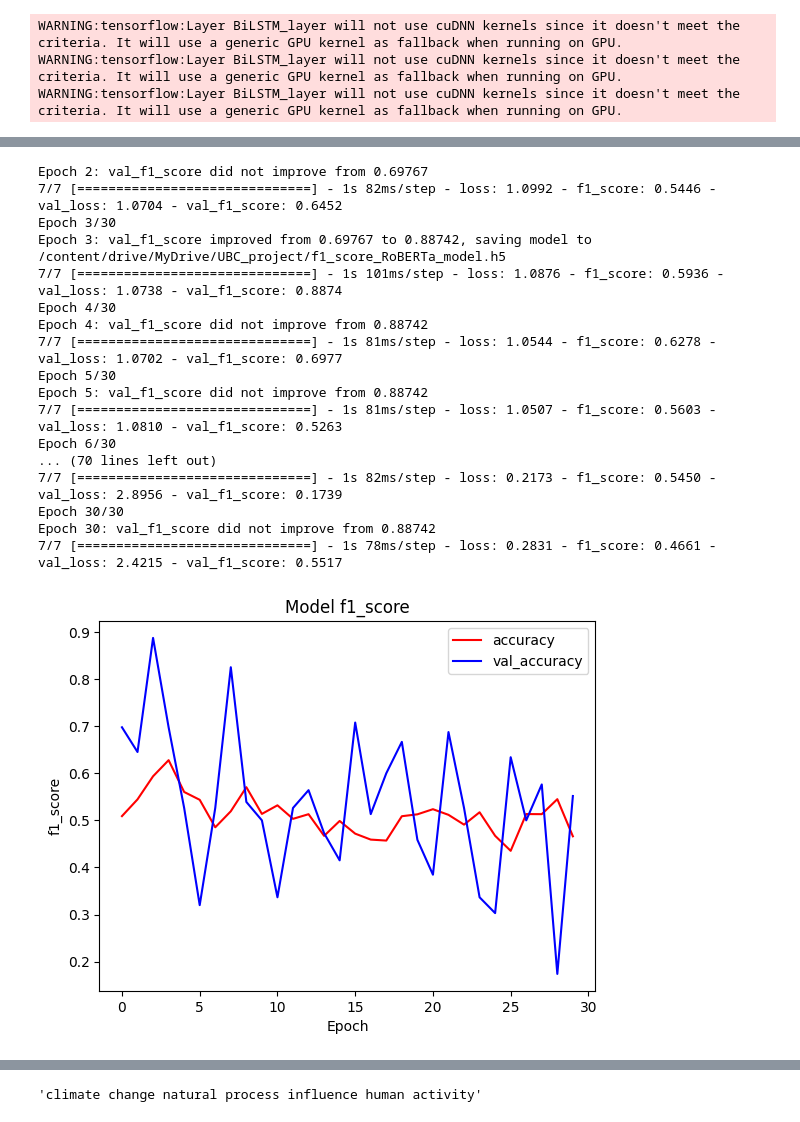
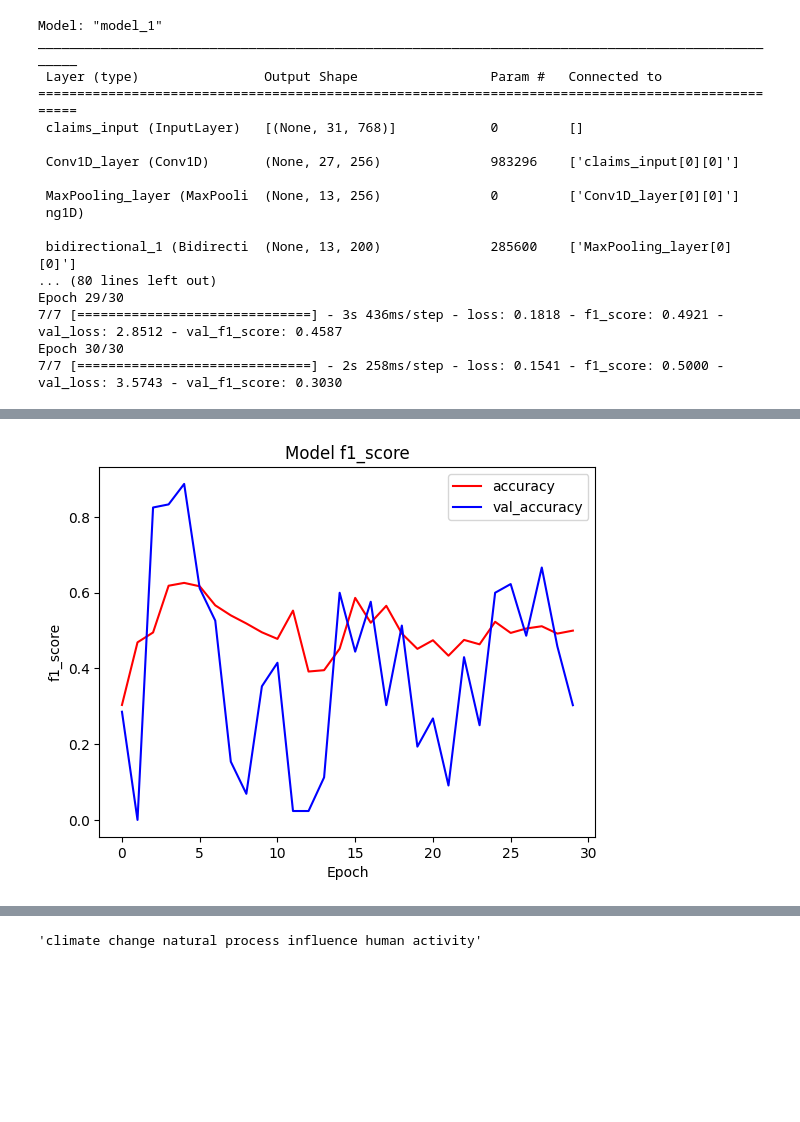
Before and after one commit to nilesh2gupta/UBC_project, a Jupyter notebook: Bert_testing.ipynb, the cells around one changed output, grey strips where cells are left out. Drawn from its saved outputs; the diff is of its cells as text; code cells hidden in the pictures; blank space fills up the shorter version.

```diff
--- a/Bert_testing.ipynb
+++ b/Bert_testing.ipynb
@@ -60,4 +47,4 @@ def model_prediction_input(text,max_squence_length,bert_model):
 # %%
 import pandas as pd
 import numpy as np
-df_new=pd.read_csv('/content/drive/MyDrive/UBC_project/cleaned_data.csv',encoding='UTF-8')
+df_new=pd.read_csv('/content/drive/MyDrive/UBC_project/cleaned_data_no_special_characters.csv',encoding='UTF-8')
@@ -75,3 +50,0 @@ def remove_special_symbol(text):
-# %%
-df_new['claims']=df_new['claims'].apply(lambda x:remove_special_symbol(x))
-df_new
@@ -148,6 +107,6 @@ def ohe(text):
 
 df_new['claims_labels']=df_new['claims_labels'].apply(lambda x:ohe(x))
 
-df_new=df_new.sample(n=700,random_state=22)
+df_new=df_new.sample(n=800,random_state=22)
 df_new.shape
 # %% [output]
@@ -362,7 +293,7 @@ model.compile(optimizer=Nadam(learning_rate=0.001), loss=loss, metrics=[f1_score
 #model summary
 model.summary()
 
-checkpoint_callback = ModelCheckpoint('/content/drive/MyDrive/UBC_project/f1_score_RoBERTa_model.h5', monitor='val_f1_score', save_best_only=True, mode='max', verbose=1)
+#checkpoint_callback = ModelCheckpoint('/content/drive/MyDrive/UBC_project/f1_score_RoBERTa_model.h5', monitor='val_f1_score', save_best_only=True, mode='max', verbose=1)
 
 
 #training parameters
@@ -375,7 +306,7 @@ history = model.fit(
     batch_size=batch_size,
     epochs=epochs,
     validation_split=0.12,
-    callbacks=[checkpoint_callback]
+    #callbacks=[checkpoint_callback]
 )
 
 #graph
@@ -387,6 +318,20 @@ plt.xlabel('Epoch')
 plt.legend()
 plt.show()
 # %% [output]
-WARNING:tensorflow:Layer BiLSTM_layer will not use cuDNN kernels since it doesn't meet the criteria. It will use a generic GPU kernel as fallback when running on GPU.
-WARNING:tensorflow:Layer BiLSTM_layer will not use cuDNN kernels since it doesn't meet the criteria. It will use a generic GPU kernel as fallback when running on GPU.
-WARNING:tensorflow:Layer BiLSTM_layer will not use cuDNN kernels since it doesn't meet the criteria. It will use a generic GPU kernel as fallback when running on GPU.
+Model: "model_1"
+__________________________________________________________________________________________________
+ Layer (type)                Output Shape                 Param #   Connected to
+==================================================================================================
+ claims_input (InputLayer)   [(None, 31, 768)]            0         []
+
+ Conv1D_layer (Conv1D)       (None, 27, 256)              983296    ['claims_input[0][0]']
+
+ MaxPooling_layer (MaxPooli  (None, 13, 256)              0         ['Conv1D_layer[0][0]']
+ ng1D)
+
+ bidirectional_1 (Bidirecti  (None, 13, 200)              285600    ['MaxPooling_layer[0][0]']
+... (80 lines left out)
+Epoch 29/30
+7/7 [==============================] - 3s 436ms/step - loss: 0.1818 - f1_score: 0.4921 - val_loss: 2.8512 - val_f1_score: 0.4587
+Epoch 30/30
+7/7 [==============================] - 2s 258ms/step - loss: 0.1541 - f1_score: 0.5000 - val_loss: 3.5743 - val_f1_score: 0.3030
@@ -410,21 +338,4 @@ Epoch 2/30
-Epoch 2: val_f1_score did not improve from 0.69767
-7/7 [==============================] - 1s 82ms/step - loss: 1.0992 - f1_score: 0.5446 - val_loss: 1.0704 - val_f1_score: 0.6452
-Epoch 3/30
-Epoch 3: val_f1_score improved from 0.69767 to 0.88742, saving model to /content/drive/MyDrive/UBC_project/f1_score_RoBERTa_model.h5
-7/7 [==============================] - 1s 101ms/step - loss: 1.0876 - f1_score: 0.5936 - val_loss: 1.0738 - val_f1_score: 0.8874
-Epoch 4/30
-Epoch 4: val_f1_score did not improve from 0.88742
-7/7 [==============================] - 1s 81ms/step - loss: 1.0544 - f1_score: 0.6278 - val_loss: 1.0702 - val_f1_score: 0.6977
-Epoch 5/30
-Epoch 5: val_f1_score did not improve from 0.88742
-7/7 [==============================] - 1s 81ms/step - loss: 1.0507 - f1_score: 0.5603 - val_loss: 1.0810 - val_f1_score: 0.5263
-Epoch 6/30
-... (70 lines left out)
-7/7 [==============================] - 1s 82ms/step - loss: 0.2173 - f1_score: 0.5450 - val_loss: 2.8956 - val_f1_score: 0.1739
-Epoch 30/30
-Epoch 30: val_f1_score did not improve from 0.88742
-7/7 [==============================] - 1s 78ms/step - loss: 0.2831 - f1_score: 0.4661 - val_loss: 2.4215 - val_f1_score: 0.5517
-[figure, old version]
+[figure, new version]
 # %%
 import re
 import numpy as np
```
Also changed, not shown: parts of 28 cells of this notebook.
